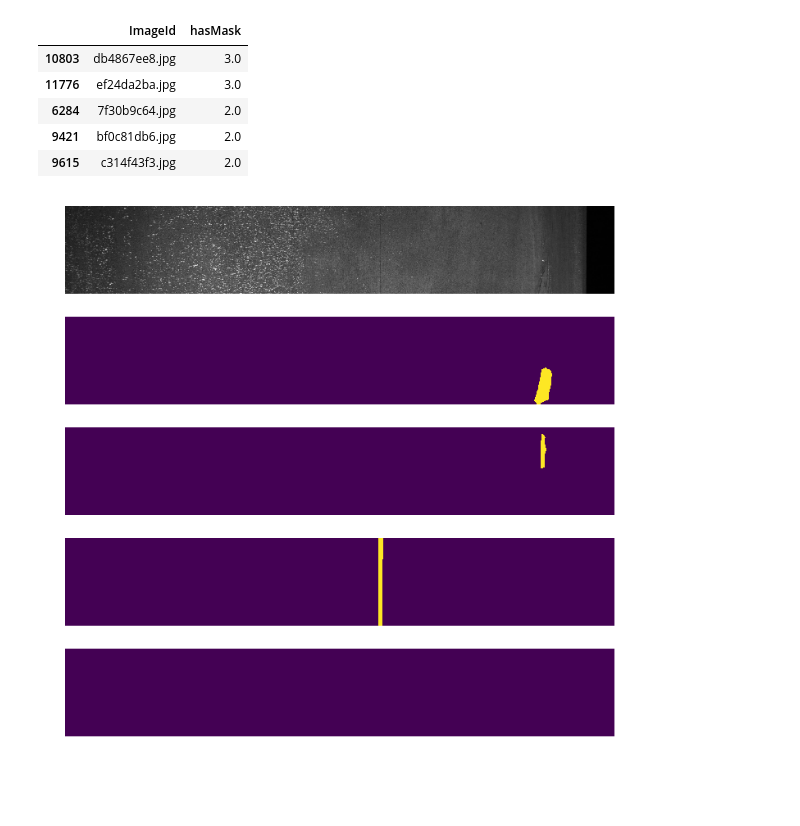
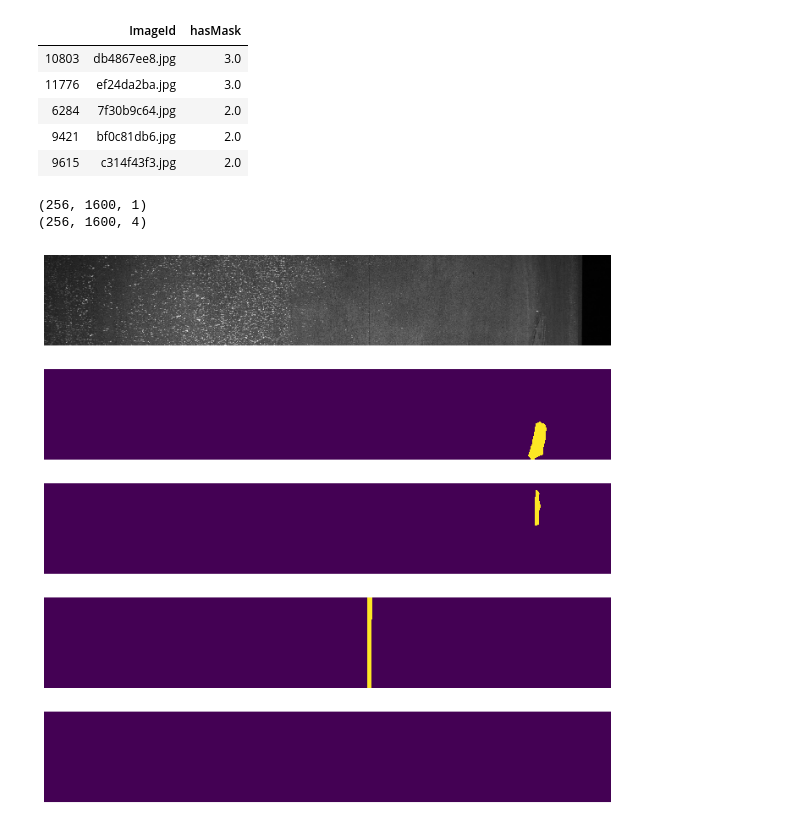
Before and after one commit to congiceee/Kaggle_steeldefectdetection, a Jupyter notebook: model.ipynb, the cells around one changed output. Saved outputs shown, nothing was run; the diff lists cells and outputs as text; code cells hidden in the pictures; blank space fills up the shorter version.

```diff
--- a/model.ipynb
+++ b/model.ipynb
@@ -118,20 +116,25 @@ def bce_dice_loss(y_true, y_pred):
 # %%
 sample_filename = 'db4867ee8.jpg'
 sample_image_df = train_df[train_df['ImageId'] == sample_filename]
 sample_path = 'data/train_images/{}'.format(sample_filename)
-sample_img = cv2.imread(sample_path)
+sample_img = cv2.imread(sample_path, cv2.IMREAD_GRAYSCALE)
 sample_rles = sample_image_df['EncodedPixels'].values
 sample_masks = build_masks(sample_rles, input_shape=(256, 1600))
+sample_img = np.expand_dims(sample_img, axis=-1)
+print(sample_img.shape)
+print(sample_masks.shape)
 
 fig, axs = plt.subplots(5, figsize=(12, 12))
-axs[0].imshow(sample_img)
+axs[0].imshow(sample_img[:,:,0], cmap='gray')
 axs[0].axis('off')
 
 for i in range(4):
     axs[i+1].imshow(sample_masks[:, :, i])
     axs[i+1].axis('off')
 # %% [output]
+(256, 1600, 1)
+(256, 1600, 4)
-[figure, old version]
+[figure, new version]
 # %%
 class DataGenerator(keras.utils.Sequence):
     'Generates data for Keras'
```
Also changed, not shown: parts of 5 cells of this notebook, 4 other files.
